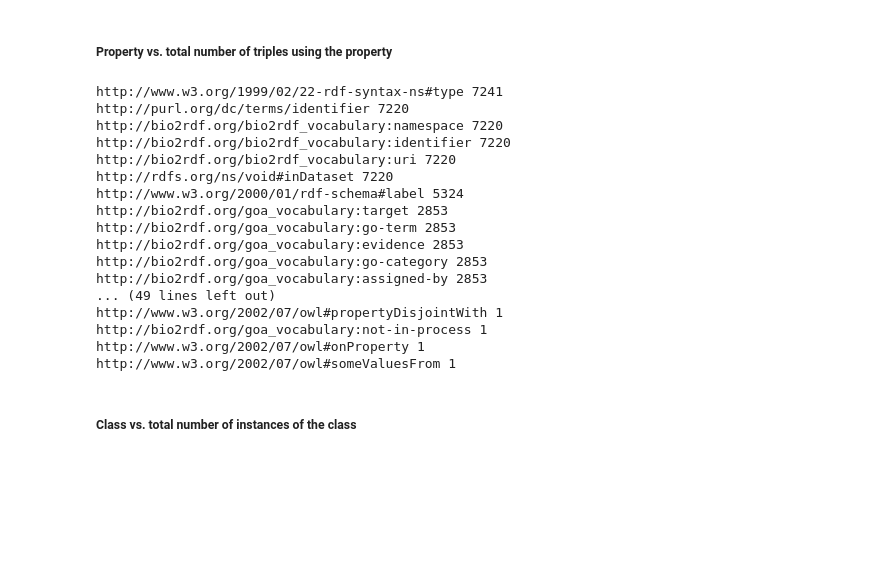
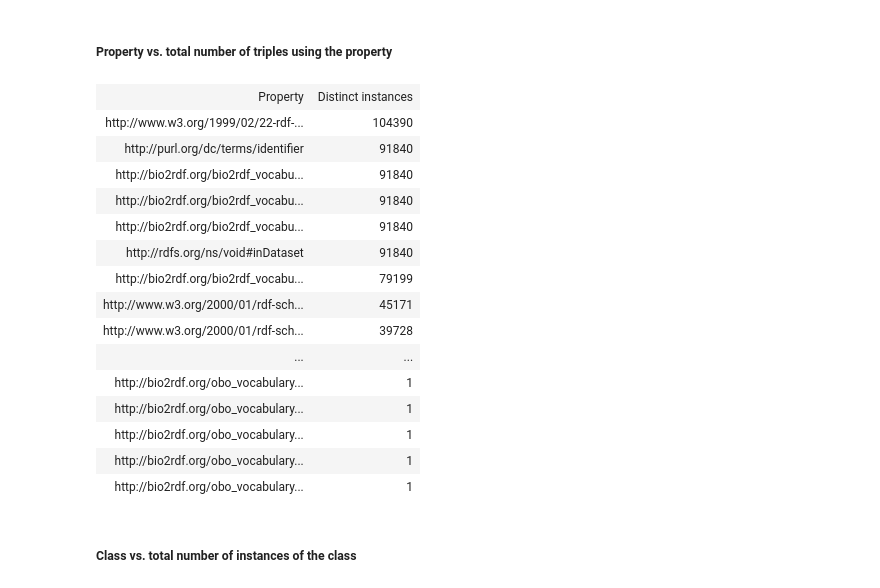
Before and after one commit to matthias-samwald/ipython, a Jupyter notebook: py/rheumatoid-arthritis.ipynb, the cells around one changed output. Drawn from its saved outputs; the diff is of its cells as text; code cells hidden in the pictures; blank space fills up the shorter version.

```diff
--- a/py/rheumatoid-arthritis.ipynb
+++ b/py/rheumatoid-arthritis.ipynb
@@ -54,26 +73,29 @@ Loading C:\Users\polygonfenster\Documents\Workspace\ipython\py\rheumatoid-arthri
 # %% [markdown]
 ##### Property vs. total number of triples using the property
 # %%
-for row in g.query('SELECT ?p (COUNT(DISTINCT(?s)) AS ?count ) { ?s ?p ?o } GROUP BY ?p ORDER BY DESC(?count)'):
-    print(row['p'], row['count'])
+table = ListTable()
+table.append(['Property', 'Distinct instances'])
+for row in g.query('SELECT ?p (COUNT(DISTINCT(?s)) AS ?instance_count ) { ?s ?p ?o } GROUP BY ?p ORDER BY DESC(?instance_count)'):
+    #print(row.p, row['count'])
+    table.append([row.p, row.instance_count])
+table
 # %% [output]
-http://www.w3.org/1999/02/22-rdf-syntax-ns#type 7241
-http://purl.org/dc/terms/identifier 7220
-http://bio2rdf.org/bio2rdf_vocabulary:namespace 7220
-http://bio2rdf.org/bio2rdf_vocabulary:identifier 7220
-http://bio2rdf.org/bio2rdf_vocabulary:uri 7220
-http://rdfs.org/ns/void#inDataset 7220
-http://www.w3.org/2000/01/rdf-schema#label 5324
-http://bio2rdf.org/goa_vocabulary:target 2853
-http://bio2rdf.org/goa_vocabulary:go-term 2853
-http://bio2rdf.org/goa_vocabulary:evidence 2853
-http://bio2rdf.org/goa_vocabulary:go-category 2853
-http://bio2rdf.org/goa_vocabulary:assigned-by 2853
-... (49 lines left out)
-http://www.w3.org/2002/07/owl#propertyDisjointWith 1
-http://bio2rdf.org/goa_vocabulary:not-in-process 1
-http://www.w3.org/2002/07/owl#onProperty 1
-http://www.w3.org/2002/07/owl#someValuesFrom 1
+| Property | Distinct instances |
+| http://www.w3.org/1999/02/22-rdf-... | 104390 |
+| http://purl.org/dc/terms/identifier | 91840 |
+| http://bio2rdf.org/bio2rdf_vocabu... | 91840 |
+| http://bio2rdf.org/bio2rdf_vocabu... | 91840 |
+| http://bio2rdf.org/bio2rdf_vocabu... | 91840 |
+| http://rdfs.org/ns/void#inDataset | 91840 |
+| http://bio2rdf.org/bio2rdf_vocabu... | 79199 |
+| http://www.w3.org/2000/01/rdf-sch... | 45171 |
+| http://www.w3.org/2000/01/rdf-sch... | 39728 |
+| ... | ... |
+| http://bio2rdf.org/obo_vocabulary... | 1 |
+| http://bio2rdf.org/obo_vocabulary... | 1 |
+| http://bio2rdf.org/obo_vocabulary... | 1 |
+| http://bio2rdf.org/obo_vocabulary... | 1 |
+| http://bio2rdf.org/obo_vocabulary... | 1 |
 # %% [markdown]
 ##### Class vs. total number of instances of the class
 # %%
```
Also changed, not shown: parts of 30 cells of this notebook.
